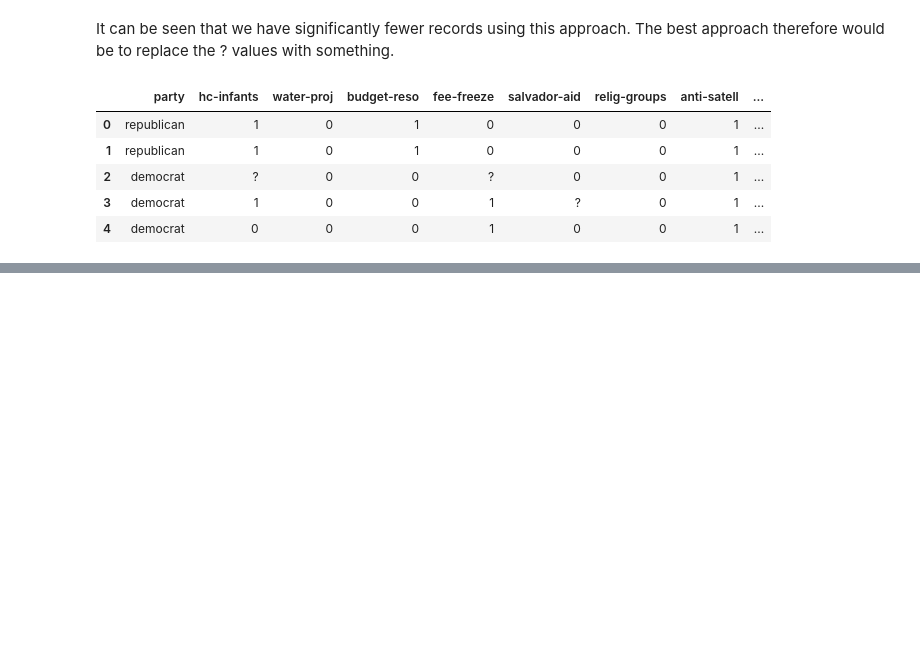
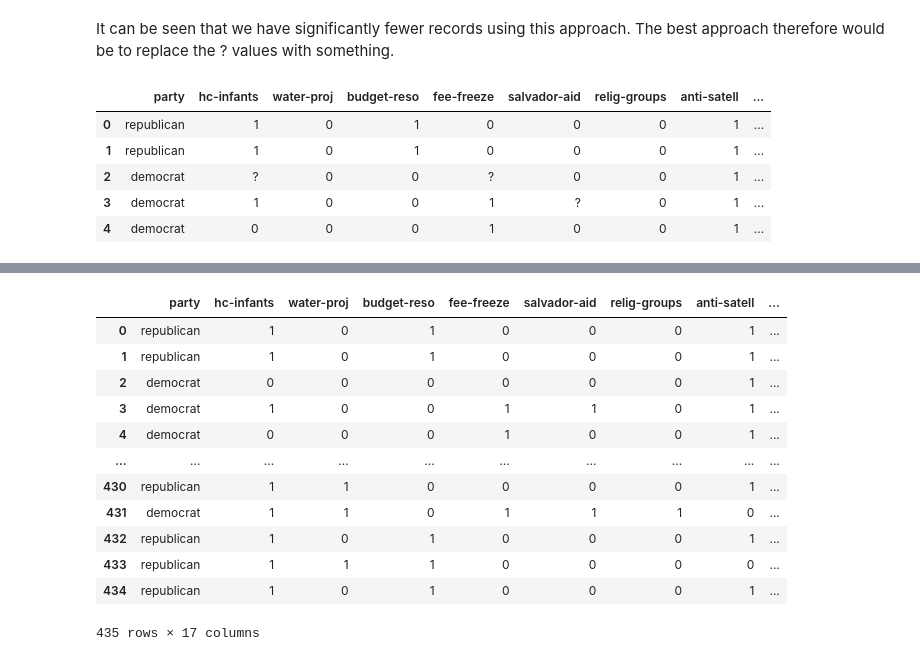
Before and after one commit to ABZ-Aaron/PartyAffiliation, a Jupyter notebook: PartyAffiliation.ipynb, the cells around one changed output, grey strips where cells are left out. Drawn from its saved outputs; the diff is of its cells as text; code cells hidden in the pictures; blank space fills up the shorter version.

```diff
--- a/PartyAffiliation.ipynb
+++ b/PartyAffiliation.ipynb
@@ -221,0 +236,19 @@ votes.head()
+# %%
+votes.replace("?", np.nan, inplace = True)
+votes = votes.T.fillna(votes.iloc[:,1:].astype(float).mode(axis=1)[0]).T
+# %%
+votes
+# %% [output]
+|  | party | hc-infants | water-proj | budget-reso | fee-freeze | salvador-aid | relig-groups | anti-satell | ... |
+| 0 | republican | 1 | 0 | 1 | 0 | 0 | 0 | 1 | ... |
+| 1 | republican | 1 | 0 | 1 | 0 | 0 | 0 | 1 | ... |
+| 2 | democrat | 0 | 0 | 0 | 0 | 0 | 0 | 1 | ... |
+| 3 | democrat | 1 | 0 | 0 | 1 | 1 | 0 | 1 | ... |
+| 4 | democrat | 0 | 0 | 0 | 1 | 0 | 0 | 1 | ... |
+| ... | ... | ... | ... | ... | ... | ... | ... | ... | ... |
+| 430 | republican | 1 | 1 | 0 | 0 | 0 | 0 | 1 | ... |
+| 431 | democrat | 1 | 1 | 0 | 1 | 1 | 1 | 0 | ... |
+| 432 | republican | 1 | 0 | 1 | 0 | 0 | 0 | 1 | ... |
+| 433 | republican | 1 | 1 | 1 | 0 | 0 | 0 | 0 | ... |
+| 434 | republican | 1 | 0 | 1 | 0 | 0 | 0 | 1 | ... |
+435 rows × 17 columns
```
Also changed, not shown: parts of 4 cells of this notebook.
